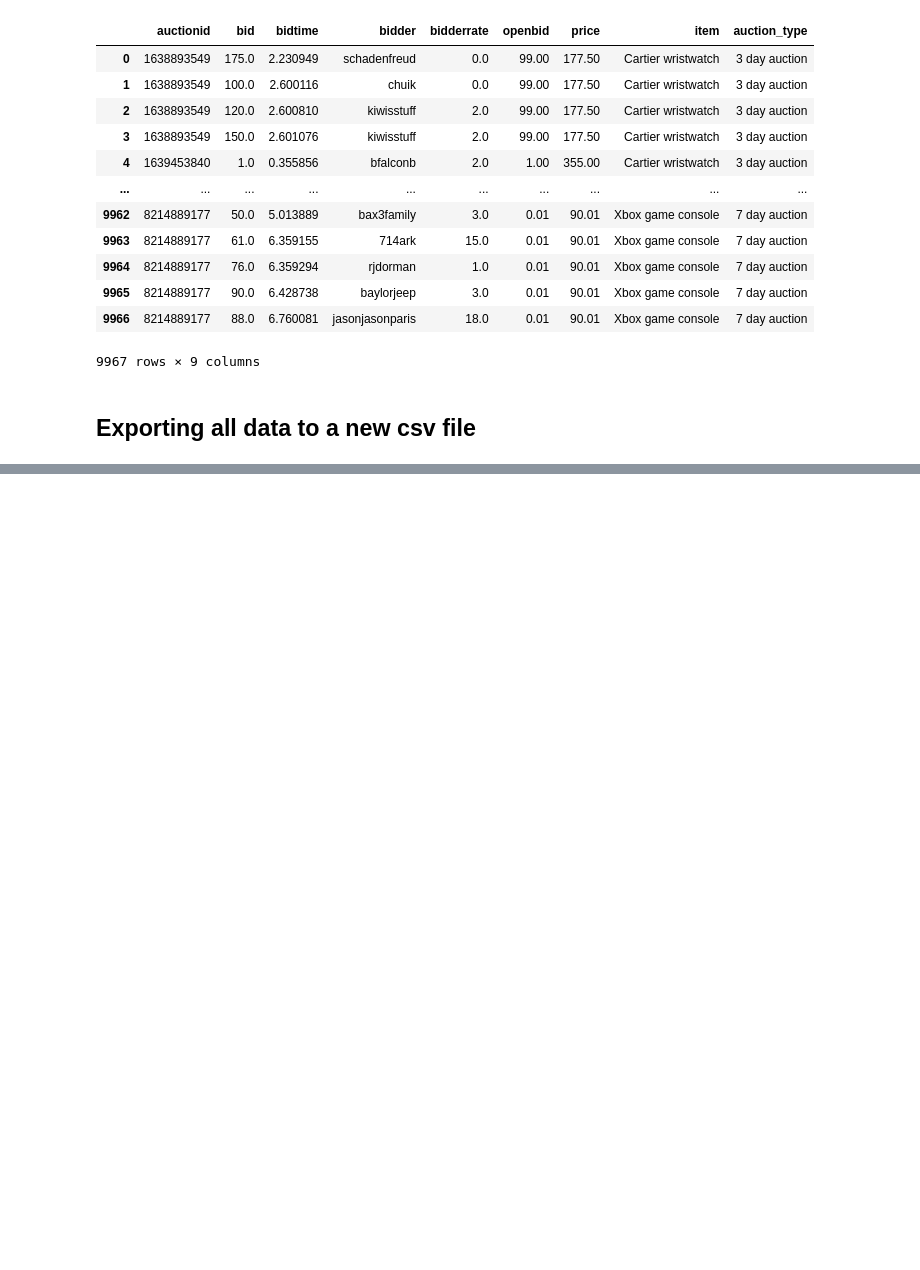
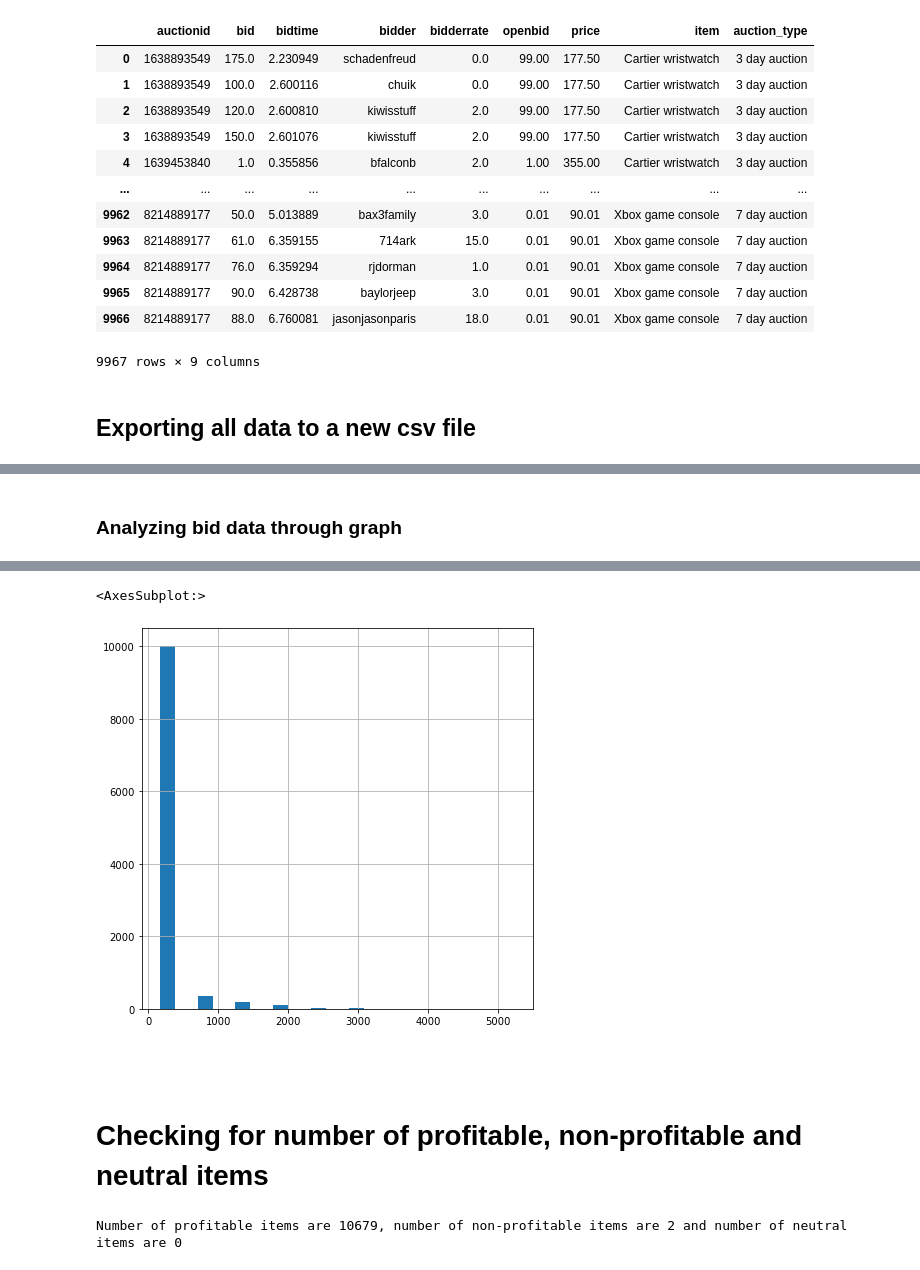
Before and after one commit to Aruj77/Auction-Analysis, a Jupyter notebook: Auction Analysis.ipynb, the cells around one changed output, grey strips where cells are left out. Drawn from its saved outputs; the diff is of its cells as text; code cells hidden in the pictures; blank space fills up the shorter version.

```diff
--- a/Auction Analysis.ipynb
+++ b/Auction Analysis.ipynb
@@ -112,0 +166,6 @@ profitable_df.to_csv('Profitable Data.csv')
+# %% [markdown]
+### Analyzing bid data through graph
+# %%
+plt.figure(figsize=(7,7))
+df['bid'].hist(rwidth=.4)
+# %% [output]
@@ -112,0 +173,9 @@ profitable_df.to_csv('Profitable Data.csv')
+<AxesSubplot:>
+[figure, added]
+# %% [markdown]
+#
+#
+#
+#
+# %% [markdown]
+# Checking for number of profitable, non-profitable and neutral items
@@ -112,0 +198,4 @@ profitable_df.to_csv('Profitable Data.csv')
+# %%
+print(f'Number of profitable items are {pos_count}, number of non-profitable items are {neg_count} and number of neutral items are {neutral}')
+# %% [output]
+Number of profitable items are 10679, number of non-profitable items are 2 and number of neutral items are 0
```
Also changed, not shown: parts of 16 cells of this notebook.
